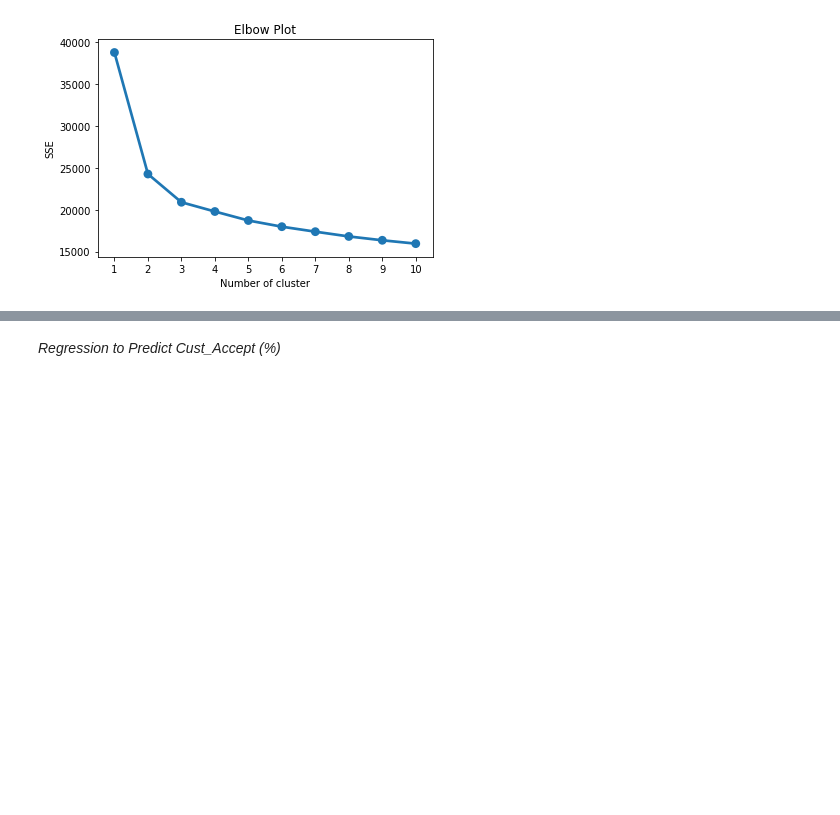
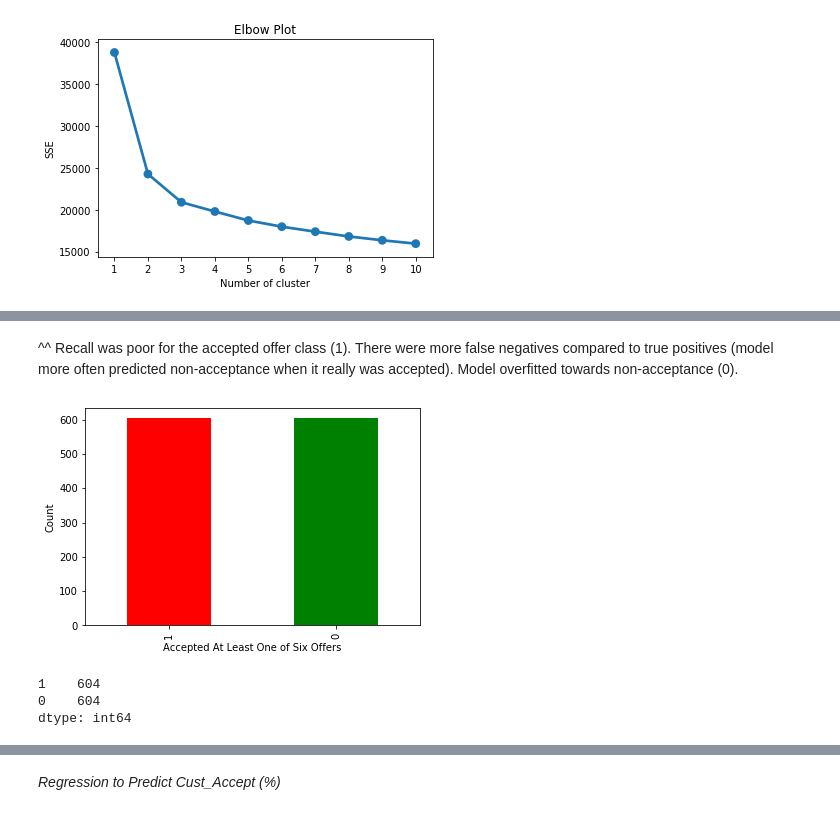
Before and after one commit to RachidRezzik/Market_Camp, a Jupyter notebook: Machine_Learning.ipynb, the cells around one changed output, grey strips where cells are left out. Drawn from its saved outputs; the diff is of its cells as text; code cells hidden in the pictures; blank space fills up the shorter version.

```diff
--- a/Machine_Learning.ipynb
+++ b/Machine_Learning.ipynb
@@ -148,0 +169,20 @@ Numerical Data - Grouped by Cluster (Means)
+# %%
+### Classifier utilizing no imbalancing techniques - SVM ###
+from sklearn.model_selection import train_test_split
+from sklearn import svm
+from sklearn.model_selection import GridSearchCV
+from sklearn.metrics import classification_report, confusion_matrix
+
+X = ml.values
+y = marketing['Accept_One'].values
+X_train, X_test, y_train, y_test = train_test_split(X, y, test_size=.25, random_state=42)
+params = {'C' : [.001, .01, 0.1, 1, 10, 100]}
+SVM = svm.SVC(kernel='linear')
+grid_search = GridSearchCV(SVM, param_grid=params, cv=5)
+grid_search.fit(X_train, y_train)
+print(grid_search.best_params_)
+best_class = grid_search.best_estimator_
+y_pred = best_class.predict(X_test)
+print(best_class.score(X_test, y_test))
+print(classification_report(y_test, y_pred))
+print(confusion_matrix(y_test, y_pred))
@@ -148,0 +203,18 @@ Numerical Data - Grouped by Cluster (Means)
+# %% [markdown]
+^^ Recall was poor for the accepted offer class (1). There were more false negatives compared to true positives (model more often predicted non-acceptance when it really was accepted). Model overfitted towards non-acceptance (0).
+# %%
+### Undersampling ###
+from imblearn.under_sampling import RandomUnderSampler
+rus = RandomUnderSampler(random_state=0)
+X_resampled, y_resampled = rus.fit_resample(X, y)
+acceptance = pd.Series(y_resampled)
+acceptance.value_counts().plot(kind='bar', color=my_colors)
+plt.xlabel('Accepted At Least One of Six Offers')
+plt.ylabel('Count')
+plt.show()
+print(acceptance.value_counts())
+# %% [output]
+[figure, added]
+1    604
+0    604
+dtype: int64
```
Also changed, not shown: parts of 20 cells of this notebook, 2 other files.
